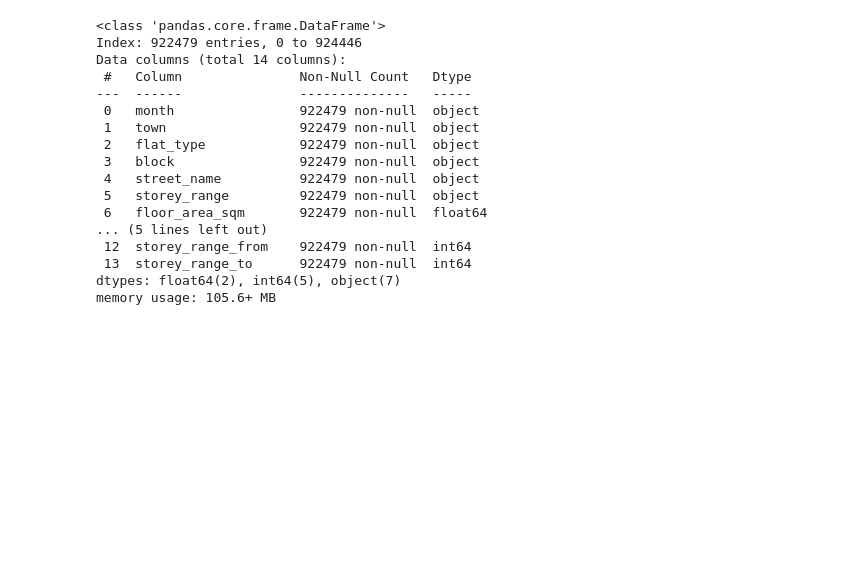
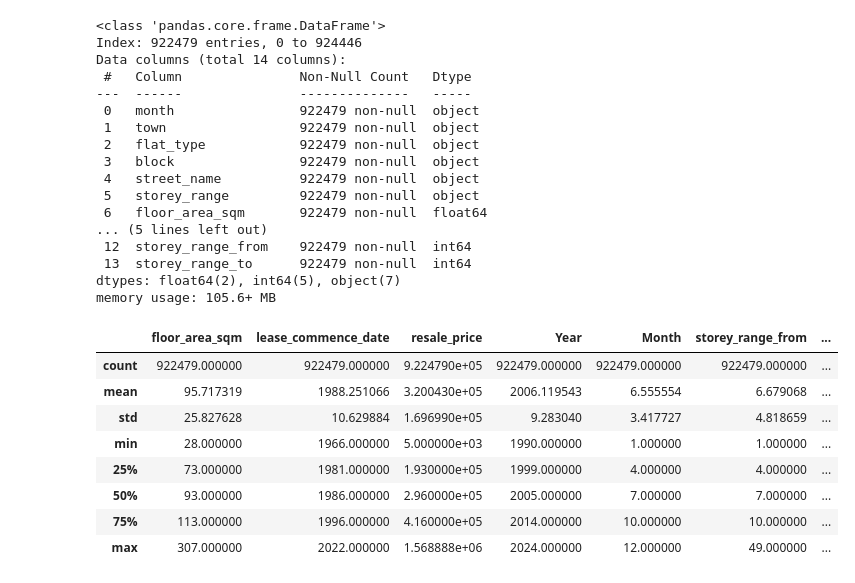
Before and after one commit to GDharan10/Project6_SingaporeResaleFlatPricesPredicting, a Jupyter notebook: SingaporeResaleFlatPricesPredicting.ipynb, the cells around one changed output. Saved outputs shown, nothing was run; the diff lists cells and outputs as text; code cells hidden in the pictures; blank space fills up the shorter version.

```diff
--- a/SingaporeResaleFlatPricesPredicting.ipynb
+++ b/SingaporeResaleFlatPricesPredicting.ipynb
@@ -429,3 +435,15 @@ Data columns (total 14 columns):
  13  storey_range_to      922479 non-null  int64
 dtypes: float64(2), int64(5), object(7)
 memory usage: 105.6+ MB
+# %%
+df.describe()
+# %% [output]
+|  | floor_area_sqm | lease_commence_date | resale_price | Year | Month | storey_range_from | ... |
+| count | 922479.000000 | 922479.000000 | 9.224790e+05 | 922479.000000 | 922479.000000 | 922479.000000 | ... |
+| mean | 95.717319 | 1988.251066 | 3.200430e+05 | 2006.119543 | 6.555554 | 6.679068 | ... |
+| std | 25.827628 | 10.629884 | 1.696990e+05 | 9.283040 | 3.417727 | 4.818659 | ... |
+| min | 28.000000 | 1966.000000 | 5.000000e+03 | 1990.000000 | 1.000000 | 1.000000 | ... |
+| 25% | 73.000000 | 1981.000000 | 1.930000e+05 | 1999.000000 | 4.000000 | 4.000000 | ... |
+| 50% | 93.000000 | 1986.000000 | 2.960000e+05 | 2005.000000 | 7.000000 | 7.000000 | ... |
+| 75% | 113.000000 | 1996.000000 | 4.160000e+05 | 2014.000000 | 10.000000 | 10.000000 | ... |
+| max | 307.000000 | 2022.000000 | 1.568888e+06 | 2024.000000 | 12.000000 | 49.000000 | ... |
```
Also changed, not shown: parts of 3 cells of this notebook.
